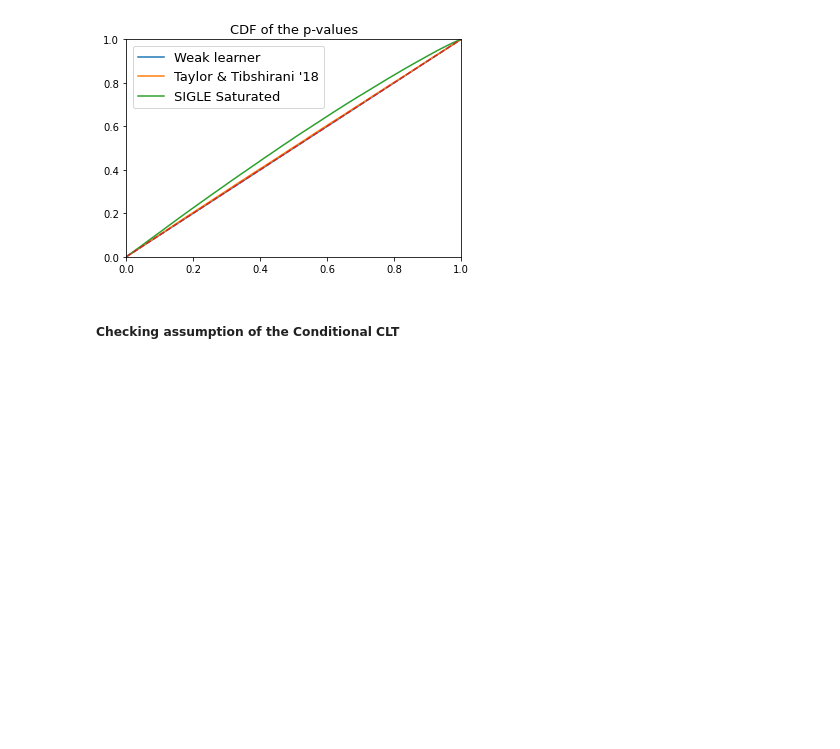
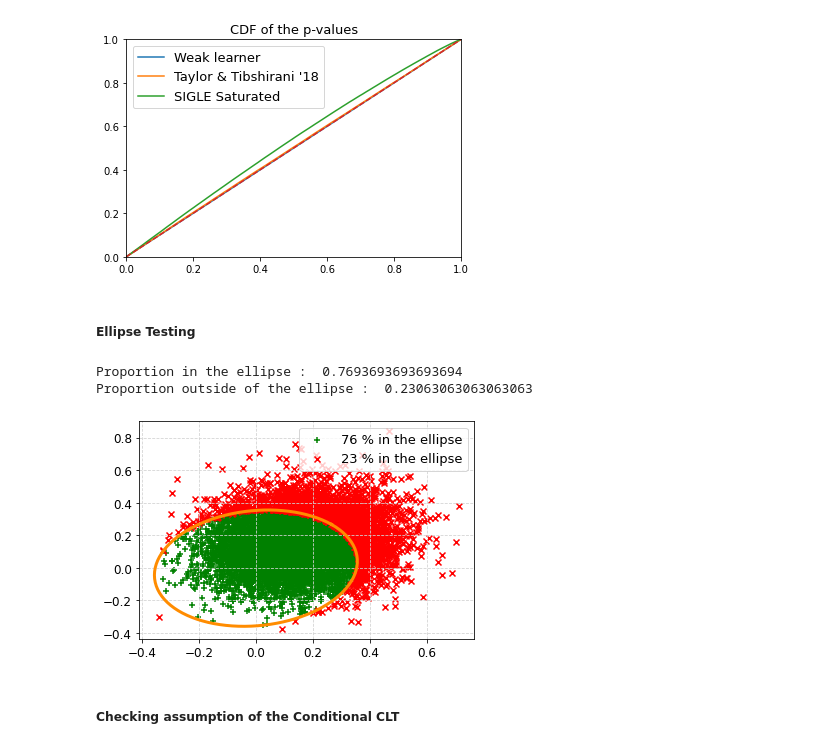
Before and after one commit to quentin-duchemin/SIGLE, a Jupyter notebook: SIGLE.ipynb, the cells around one changed output. Saved outputs shown, nothing was run; the diff lists cells and outputs as text; code cells hidden in the pictures; blank space fills up the shorter version.

Commit message:
hypothesis testing ellipse

```diff
--- a/SIGLE.ipynb
+++ b/SIGLE.ipynb
@@ -212,6 +212,14 @@ names = ['Weak learner', "Taylor & Tibshirani '18", 'SIGLE Saturated']
 plot_cdf_pvalues(lists_pvalues, names, name_figsave='global_null_sat.png')
 # %% [output]
 [figure]
+# %% [markdown]
+##### Ellipse Testing
+# %%
+ellipse_testing(states, X, M, barpi, alpha=0.05, name_figsave=None, l2_regularization=100000)
+# %% [output]
+Proportion in the ellipse :  0.7693693693693694
+Proportion outside of the ellipse :  0.23063063063063063
+[figure, added]
 # %% [markdown]
 ##### Checking assumption of the Conditional CLT
 # %%
```
Also changed, not shown: parts of 13 cells of this notebook, 1 other file.
